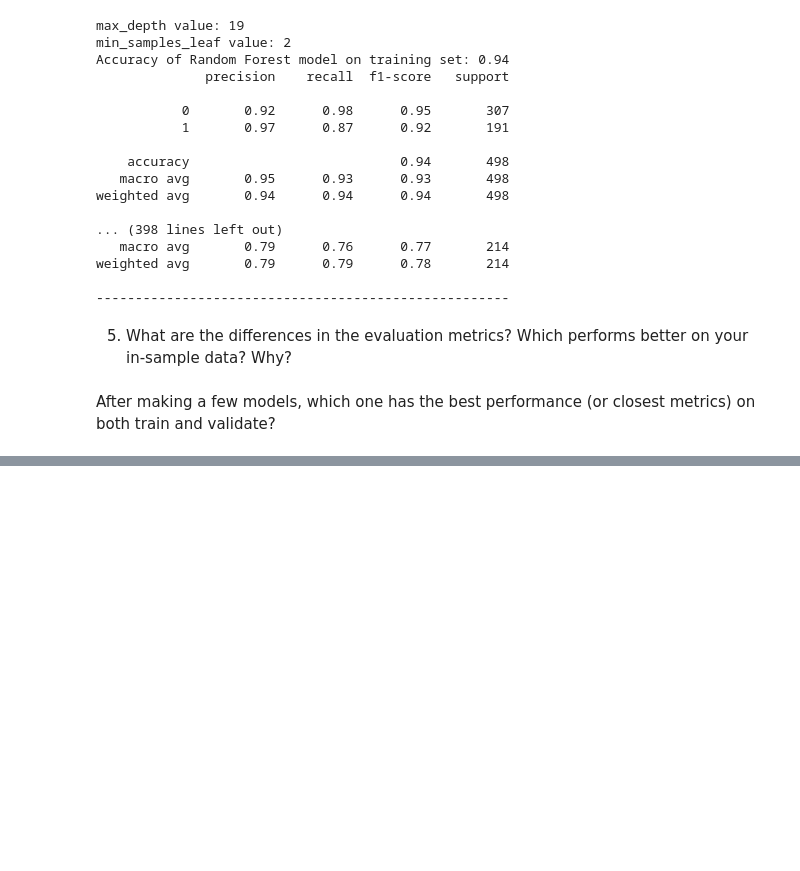
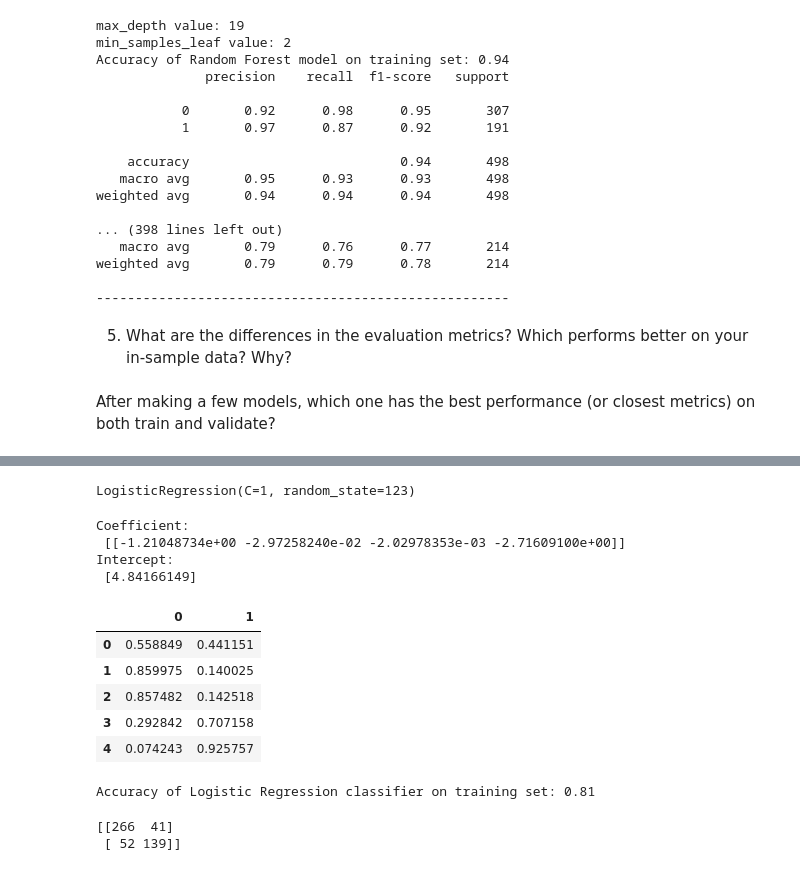
Before and after one commit to david-rodriguez-siller/classification-exercises, a Jupyter notebook: model.ipynb, the cells around one changed output, grey strips where cells are left out. Cells and saved outputs as stored; diff of their text form; code cells hidden in the pictures; blank space fills up the shorter version.

```diff
--- a/model.ipynb
+++ b/model.ipynb
@@ -413,0 +909,27 @@ After making a few models, which one has the best performance (or closest metric
+# %%
+#split titanic
+train, test = train_test_split(titanic, test_size = .2, random_state=123, stratify=titanic.survived)
+train, validate = train_test_split(train, test_size=.3, random_state=123, stratify=train.survived)
+# %%
+X_train = train.drop(columns=['survived'])
+y_train = train.survived
+
+X_validate = validate.drop(columns=['survived'])
+y_validate = validate.survived
+
+X_test = test.drop(columns=['survived'])
+y_test = test.survived
+# %%
+logit = LogisticRegression(C = 1, random_state = 123)
+# %%
+logit.fit(X_train, y_train)
+# %% [output]
+LogisticRegression(C=1, random_state=123)
+# %%
+print('Coefficient: \n', logit.coef_)
+print('Intercept: \n', logit.intercept_)
+# %% [output]
+Coefficient:
+ [[-1.21048734e+00 -2.97258240e-02 -2.02978353e-03 -2.71609100e+00]]
+Intercept:
+ [4.84166149]
@@ -413,0 +938,21 @@ After making a few models, which one has the best performance (or closest metric
+# %%
+y_pred_proba = logit.predict_proba(X_train)
+y_pred_proba = pd.DataFrame(y_pred_proba, columns = [0, 1])
+y_pred_proba.head()
+# %% [output]
+|  | 0 | 1 |
+| 0 | 0.558849 | 0.441151 |
+| 1 | 0.859975 | 0.140025 |
+| 2 | 0.857482 | 0.142518 |
+| 3 | 0.292842 | 0.707158 |
+| 4 | 0.074243 | 0.925757 |
+# %%
+print('Accuracy of Logistic Regression classifier on training set: {:.2f}'
+     .format(logit.score(X_train, y_train)))
+# %% [output]
+Accuracy of Logistic Regression classifier on training set: 0.81
+# %%
+print(confusion_matrix(y_train, y_pred))
+# %% [output]
+[[266  41]
+ [ 52 139]]
```
Also changed, not shown: parts of 121 cells of this notebook, 3 other files.
